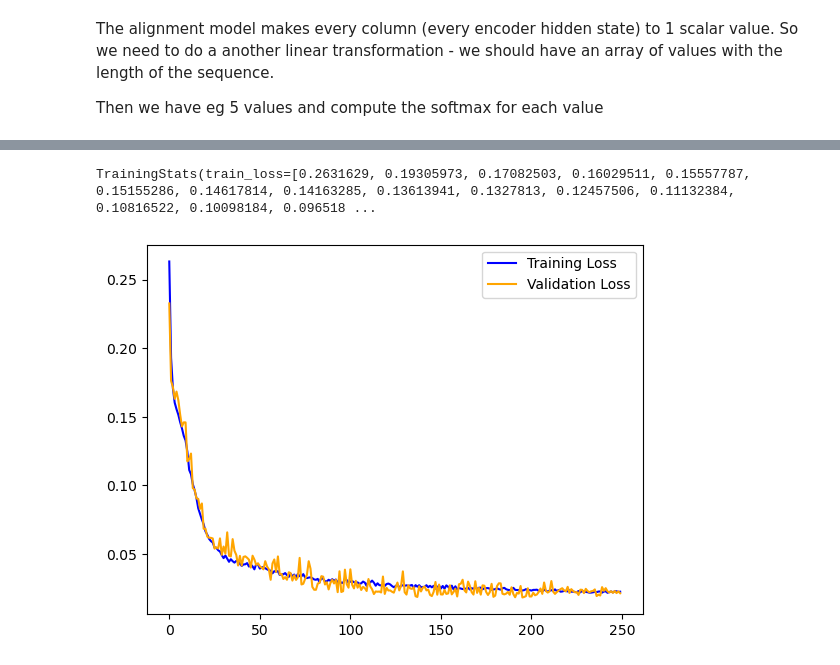
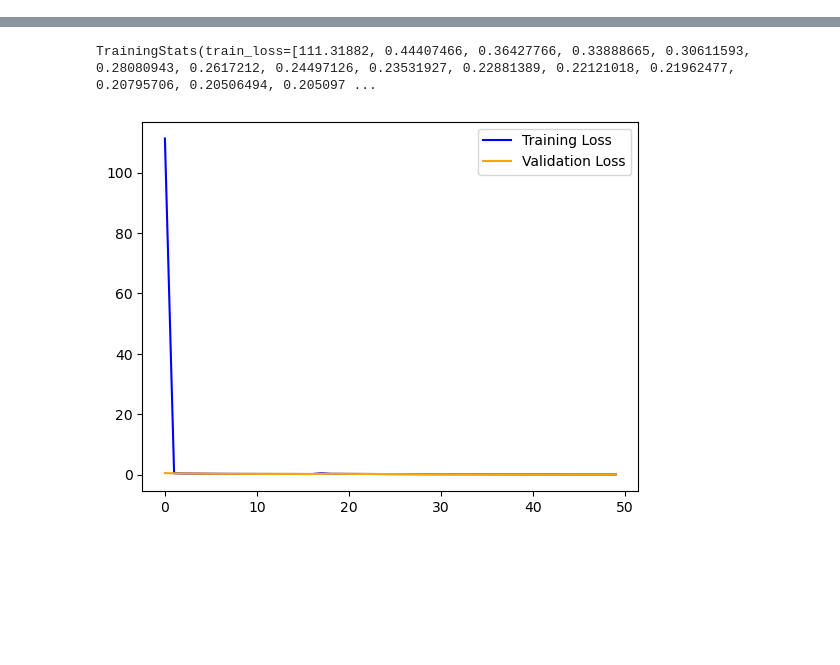
Before and after one commit to Tobilence/DMML_RNN, a Jupyter notebook: attention.ipynb, the cells around one changed output, grey strips where cells are left out. Drawn from its saved outputs; the diff is of its cells as text; code cells hidden in the pictures; blank space fills up the shorter version.

```diff
--- a/attention.ipynb
+++ b/attention.ipynb
@@ -141,5 +8,0 @@ print(c_i)
-# %% [markdown]
-The alignment model makes every column (every encoder hidden state) to 1 scalar value.
-So we need to do a another linear transformation - we should have an array of values with the length of the sequence.
-
-Then we have eg 5 values and compute the softmax for each value
@@ -148,19 +8,0 @@ h_j
-# %%
-import numpy as np
-
-# Example dimensions
-T_x = 4  # Length of the input sequence
-d_h = 2  # Dimensionality of annotation vectors and context vector
-
-# Example values (randomly generated for illustration)
-alpha_ij = np.array([0.2, 0.1, 0.5, 0.2])  # Attention weights
-h_j = np.random.randn(T_x, d_h)  # Annotation vectors
-
-# Calculate context vector
-c_i = np.dot(alpha_ij, h_j)
-
-# Display the results
-print("Attention Weights (alpha_ij):", alpha_ij)
-print("\nAnnotation Vectors (h_j):")
-print(h_j)
-print("\nContext Vector (c_i):", c_i)
@@ -167,5 +138,4 @@ print("\nContext Vector (c_i):", c_i)
 # %%
-from models import Base_RNN, LSTM_RNN
 import torch
 import torch.nn as nn
 from pipeline import train, evaluate
@@ -178,14 +148,14 @@ data_set, labels = generate_longterm_data(NUM_SEQ, variable_steps=False, noise=T
 
 X_train, X_test, y_train, y_test = train_test_split(data_set, labels, test_size=0.2, random_state=42)
 
-gru_model = LSTM_RNN(1,30,1)
+attention_model = SecondAttentionRNN(1,30, 30, 1)
 mse_loss = nn.MSELoss()
 mae_loss = nn.L1Loss()
-adam = torch.optim.Adam(gru_model.parameters(), lr=3e-4)
-EPOCHS = 250
+adam = torch.optim.Adam(attention_model.parameters(), lr=3e-4)
+EPOCHS = 50
 
 
-adam_gru = torch.optim.Adam(gru_model.parameters(), lr=3e-4)
+adam = torch.optim.Adam(attention_model.parameters(), lr=3e-4)
 
-train(gru_model, EPOCHS, X_train, y_train, loss_f=mae_loss, optimizer=adam_gru)
+train(attention_model, EPOCHS, X_train, y_train, loss_f=mae_loss, optimizer=adam)
 # %% [output]
@@ -193,3 +163,3 @@ Finished epoch 250 of 250. Avg Training Loss: 0.022620 ; Avg Val Loss: 0.021514
-TrainingStats(train_loss=[0.2631629, 0.19305973, 0.17082503, 0.16029511, 0.15557787, 0.15155286, 0.14617814, 0.14163285, 0.13613941, 0.1327813, 0.12457506, 0.11132384, 0.10816522, 0.10098184, 0.096518 ...
+TrainingStats(train_loss=[111.31882, 0.44407466, 0.36427766, 0.33888665, 0.30611593, 0.28080943, 0.2617212, 0.24497126, 0.23531927, 0.22881389, 0.22121018, 0.21962477, 0.20795706, 0.20506494, 0.205097 ...
-[figure, old version]
+[figure, new version]
 # %%
```
Also changed, not shown: parts of 13 cells of this notebook, 25 other files.
